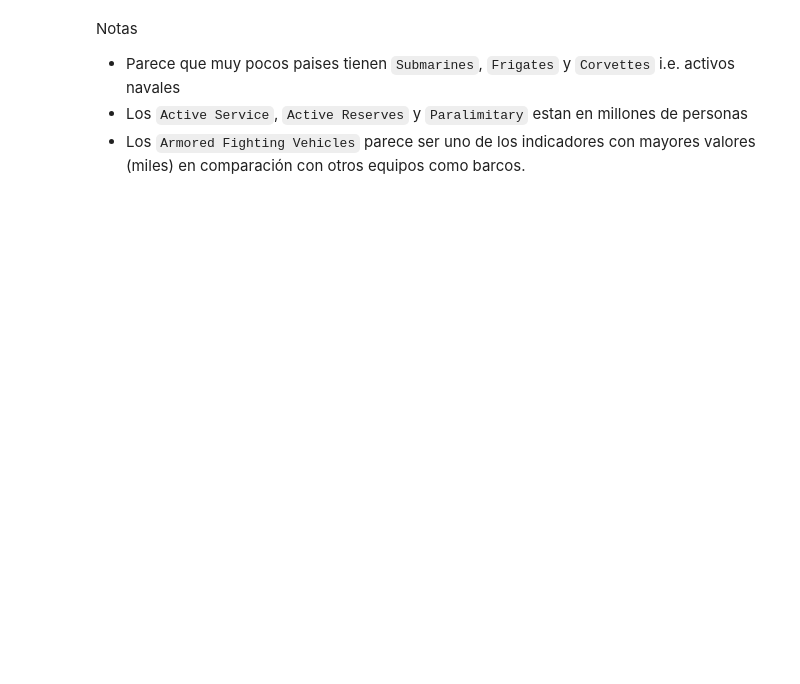
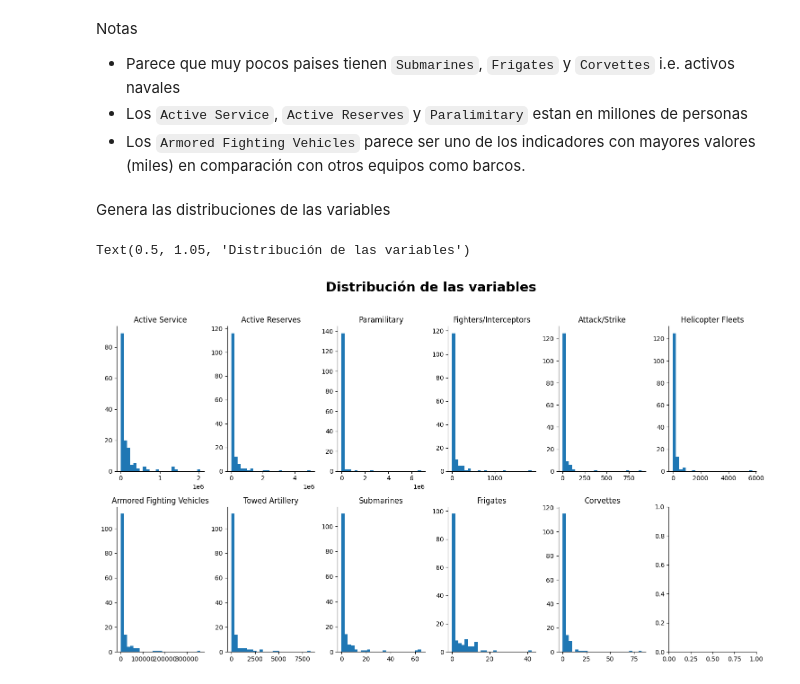
Before and after one commit to system-rowb/Data-Portfolio, a Jupyter notebook: Machine-Learning/GFP/GFP.ipynb, the cells around one changed output. Saved outputs shown, nothing was run; the diff lists cells and outputs as text; code cells hidden in the pictures; blank space fills up the shorter version.

```diff
--- a/Machine-Learning/GFP/GFP.ipynb
+++ b/Machine-Learning/GFP/GFP.ipynb
@@ -22,3 +60,6 @@ import seaborn as sns
+# %%
+plt.rcParams['axes.spines.right'] = False
+plt.rcParams['axes.spines.top'] = False
 # %% [markdown]
 ## Importa/limpia la data
 # %% [markdown]
@@ -182,3 +188,19 @@ Notas
 - Parece que muy pocos paises tienen `Submarines`, `Frigates` y `Corvettes` i.e. activos navales
 - Los `Active Service`, `Active Reserves` y `Paralimitary` estan en millones de personas
 - Los `Armored Fighting Vehicles` parece ser uno de los indicadores con mayores valores (miles) en comparación con otros equipos como barcos.
+# %% [markdown]
+Genera las distribuciones de las variables
+# %%
+fig, axs = plt.subplots(2, 6, figsize=(15, 8))
+axs = axs.flatten()
+
+for i, col in enumerate(data.columns):
+    ax = axs[i]
+    ax.hist(data[col], bins=25)
+    ax.set_title(col)
+
+fig.tight_layout()
+fig.text(0.5, 1.05, 'Distribución de las variables', weight='bold', ha='center', size=21)
+# %% [output]
+Text(0.5, 1.05, 'Distribución de las variables')
+[figure, added]
```
Also changed, not shown: parts of 25 cells of this notebook.
